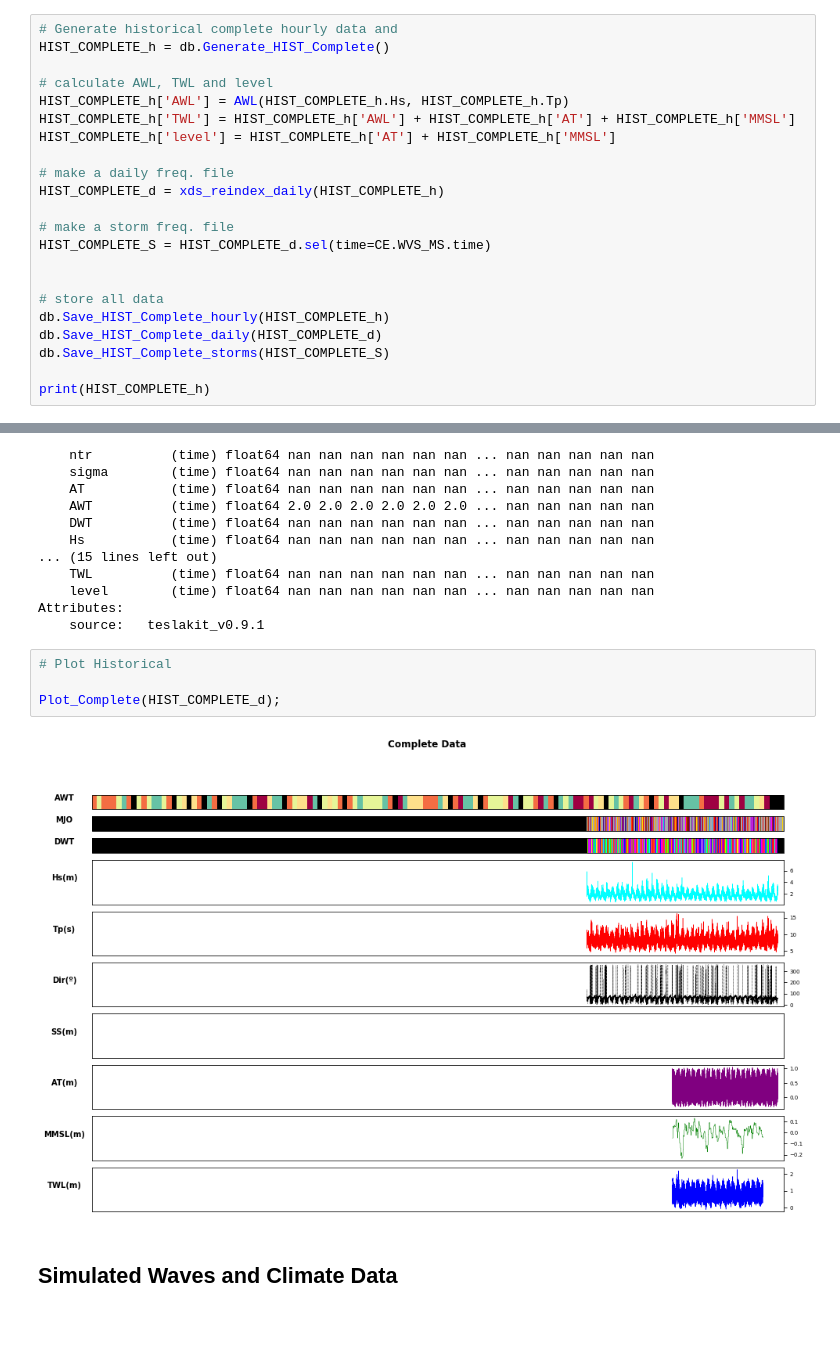
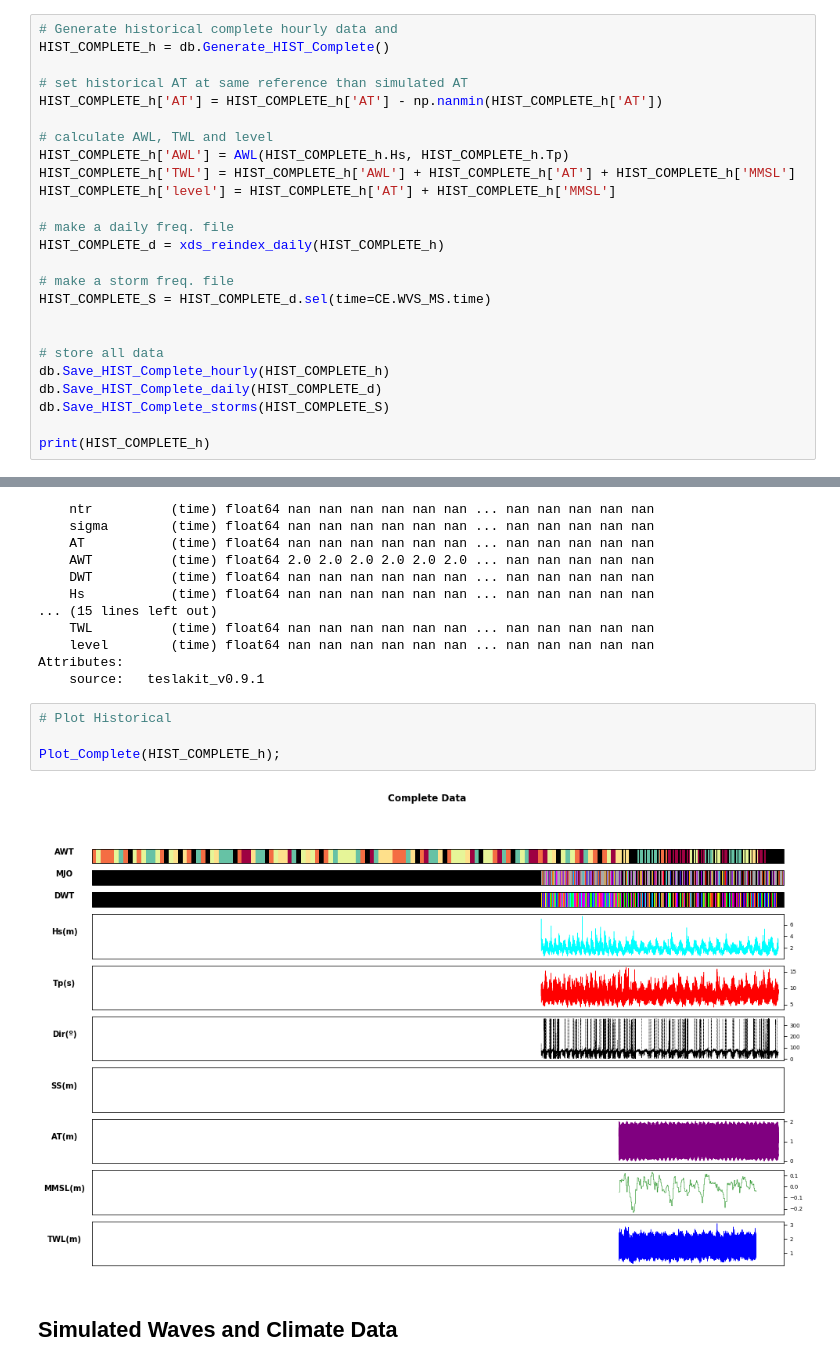
Before and after one commit to teslakit/teslakit, a Jupyter notebook: notebooks/ROI/01_Offshore/14_Process_Simulation_Outputs.ipynb, the cells around one changed output, grey strips where cells are left out. Saved outputs shown, nothing was run; the diff lists cells and outputs as text; blank space fills up the shorter version.

Commit message:
nb 01_14 fix historical all vars plot (d->h file)

```diff
--- a/notebooks/ROI/01_Offshore/14_Process_Simulation_Outputs.ipynb
+++ b/notebooks/ROI/01_Offshore/14_Process_Simulation_Outputs.ipynb
@@ -50,6 +50,9 @@ n_sims_DWTs = 10
 # %%
 # Generate historical complete hourly data and
 HIST_COMPLETE_h = db.Generate_HIST_Complete()
+
+# set historical AT at same reference than simulated AT
+HIST_COMPLETE_h['AT'] = HIST_COMPLETE_h['AT'] - np.nanmin(HIST_COMPLETE_h['AT'])
 
 # calculate AWL, TWL and level
 HIST_COMPLETE_h['AWL'] = AWL(HIST_COMPLETE_h.Hs, HIST_COMPLETE_h.Tp)
@@ -90,9 +93,9 @@ Attributes:
 # %%
 # Plot Historical
 
-Plot_Complete(HIST_COMPLETE_d);
+Plot_Complete(HIST_COMPLETE_h);
 # %% [output]
-[figure, old version]
+[figure, new version]
 # %% [markdown]
 
 ## Simulated Waves and Climate Data
```
